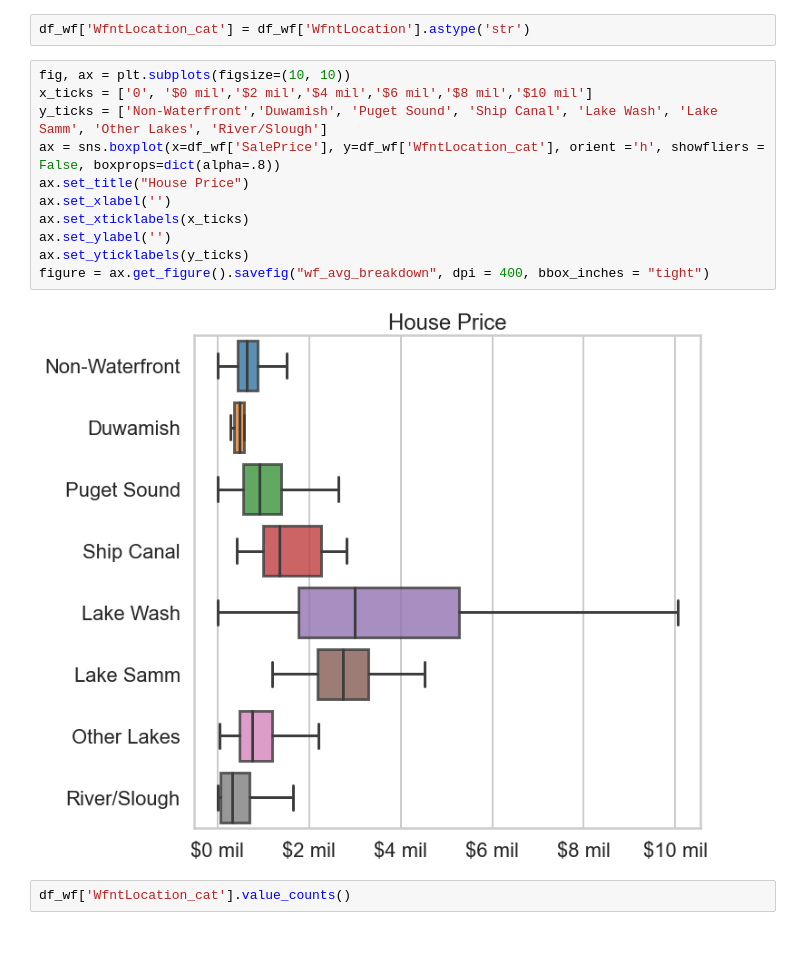
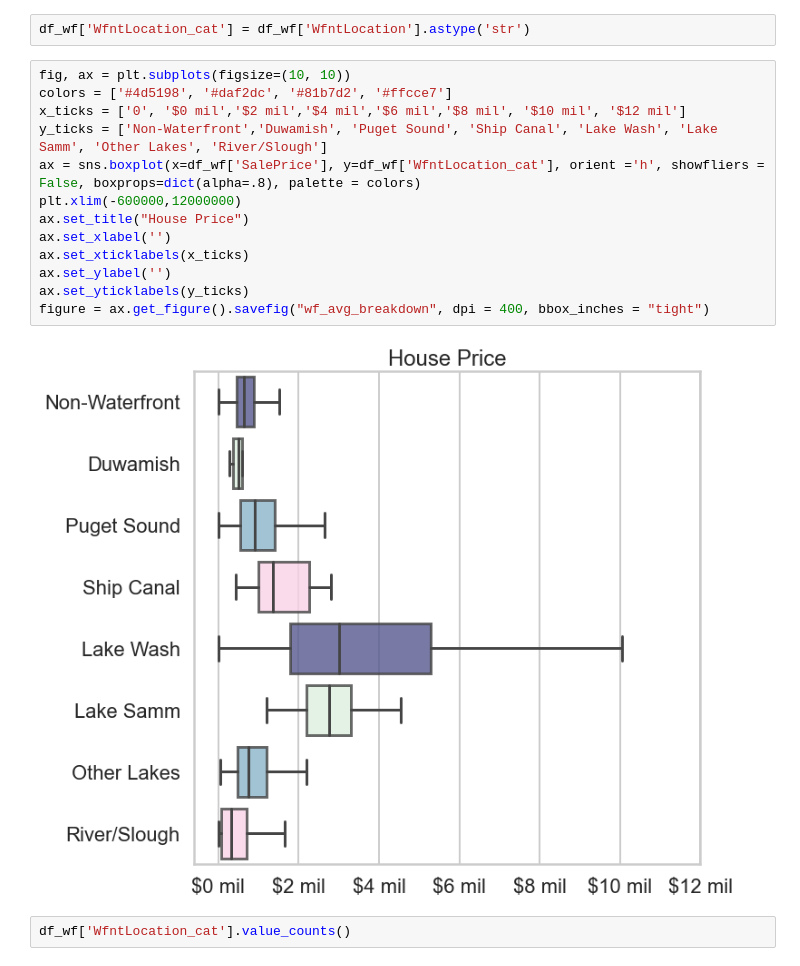
Before and after one commit to ghPRao/phase_2_project_chicago-sf-seattle-ds-082420, a Jupyter notebook: andrew_PR_EDA.ipynb, the cells around one changed output. Drawn from its saved outputs; the diff is of its cells as text.

```diff
--- a/andrew_PR_EDA.ipynb
+++ b/andrew_PR_EDA.ipynb
@@ -870,17 +872,19 @@ ax = sns.boxplot(data=df_wf, x="WfntLocation", y="SalePrice", orient = 'v', hue
 df_wf['WfntLocation_cat'] = df_wf['WfntLocation'].astype('str')
 # %%
 fig, ax = plt.subplots(figsize=(10, 10))
-x_ticks = ['0', '$0 mil','$2 mil','$4 mil','$6 mil','$8 mil','$10 mil']
+colors = ['#4d5198', '#daf2dc', '#81b7d2', '#ffcce7']
+x_ticks = ['0', '$0 mil','$2 mil','$4 mil','$6 mil','$8 mil', '$10 mil', '$12 mil']
 y_ticks = ['Non-Waterfront','Duwamish', 'Puget Sound', 'Ship Canal', 'Lake Wash', 'Lake Samm', 'Other Lakes', 'River/Slough']
-ax = sns.boxplot(x=df_wf['SalePrice'], y=df_wf['WfntLocation_cat'], orient ='h', showfliers = False, boxprops=dict(alpha=.8))
+ax = sns.boxplot(x=df_wf['SalePrice'], y=df_wf['WfntLocation_cat'], orient ='h', showfliers = False, boxprops=dict(alpha=.8), palette = colors)
+plt.xlim(-600000,12000000)
 ax.set_title("House Price")
 ax.set_xlabel('')
 ax.set_xticklabels(x_ticks)
 ax.set_ylabel('')
 ax.set_yticklabels(y_ticks)
 figure = ax.get_figure().savefig("wf_avg_breakdown", dpi = 400, bbox_inches = "tight")
 # %% [output]
-[figure, old version]
+[figure, new version]
 # %%
 df_wf['WfntLocation_cat'].value_counts()
 # %% [output]
```
Also changed, not shown: parts of 2 cells of this notebook.
